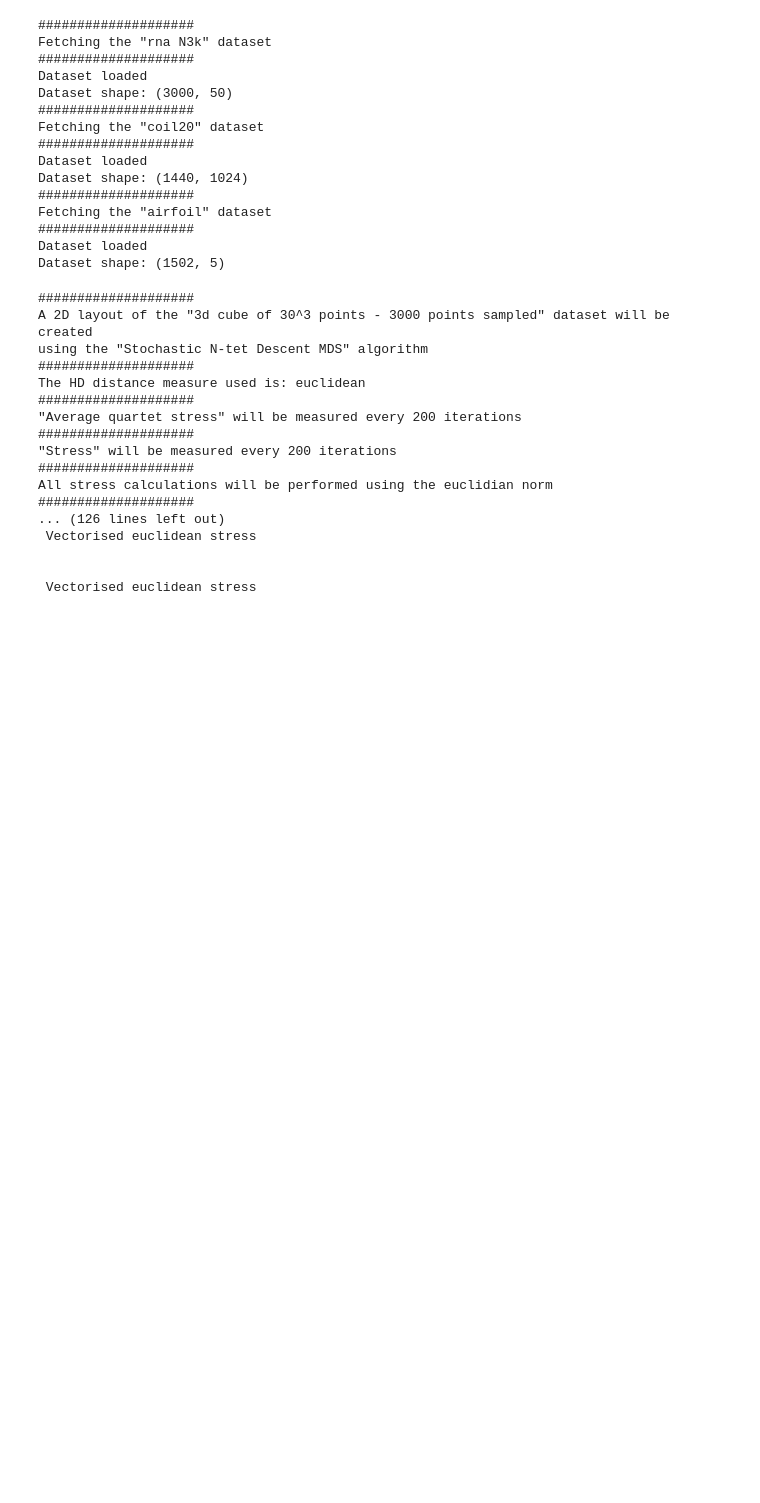
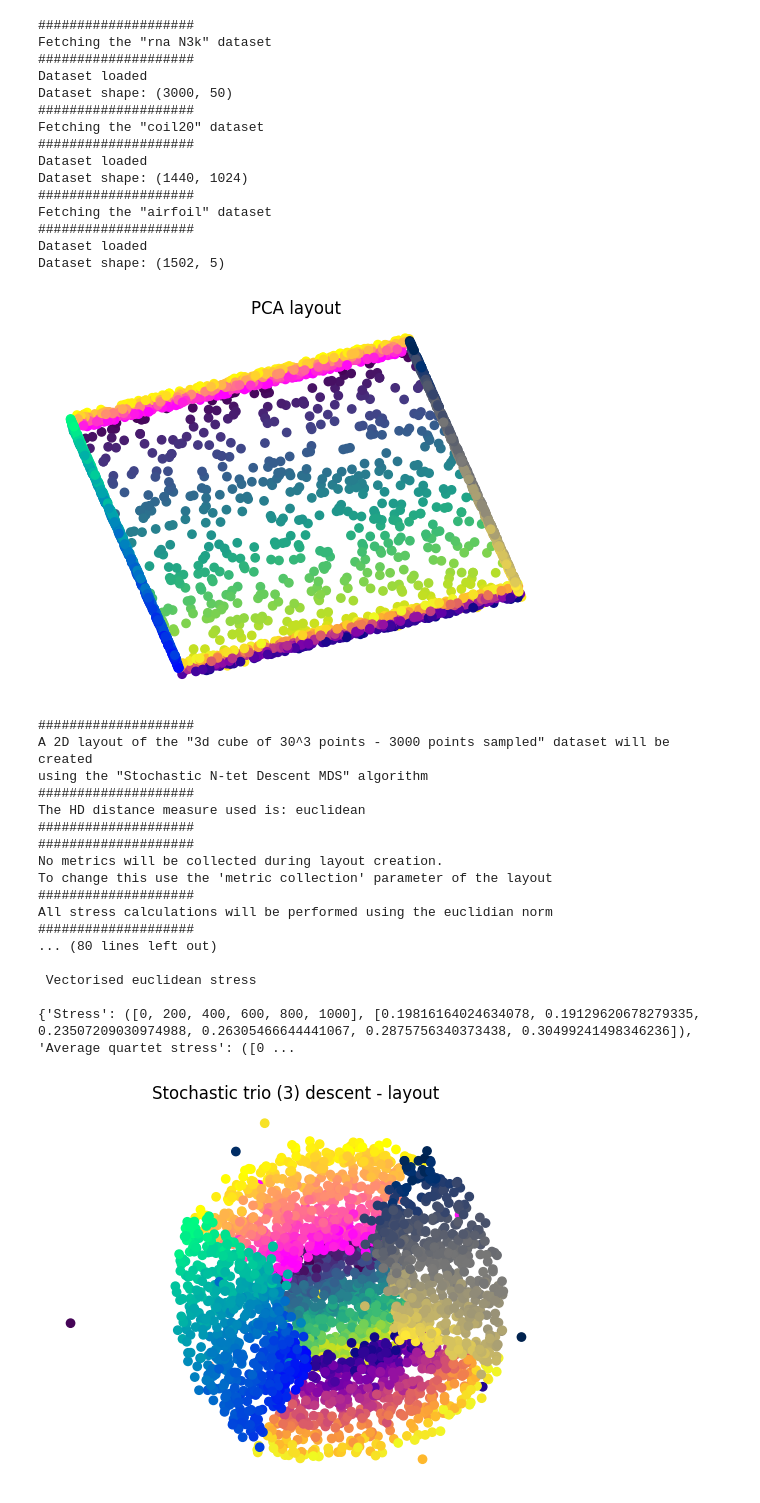
Before and after one commit to Jan961/2095736w, a Jupyter notebook: experiments/stochastic_ntet_descent/ntet_generation_metrics.ipynb, the cells around one changed output. Cells and saved outputs as stored; diff of their text form; code cells hidden in the pictures; blank space fills up the shorter version.

```diff
--- a/experiments/stochastic_ntet_descent/ntet_generation_metrics.ipynb
+++ b/experiments/stochastic_ntet_descent/ntet_generation_metrics.ipynb
@@ -48,74 +48,88 @@ names_list = ['trio', 'quartet', 'quintet', 'sextet', 'septet', 'octet', 'nonet'
 ntet_sizes = [3,4,5,6,7,8,9,10,12,20,50,100,200,500]
 # %%
 
-
+num_repeats = 5
 datasets = [cube_dataset, rna_dataset, coil20_dataset, airfoil_dataset]
 
-results = np.zeros((len(ntet_sizes), 4)) # 4 for - time, stress, average quartet stress and ntet size
-
-num_repeats = 2
+results = np.zeros((num_repeats, 3)) # 4 for - time, stress, average quartet stress and ntet size
 # %%
-metric_collection = {'Average quartet stress': 200, 'Stress': 200}
+metric_collection = {'Average quartet stress': 50, 'Stress': 200}
 
 for i, dataset in enumerate(datasets):
 
     output_dir= (Path(definitions.PROJECT_ROOT).joinpath(
     Path(f"experiments/stochastic_ntet_descent/out/{dataset.name}/"))).resolve()
     os.mkdir(output_dir)
 
 
     Xld = PCA(n_components=2, whiten=False, copy=True).fit_transform(dataset.data).astype(np.float64)
     Xld *= 10/np.std(Xld)
 
+    if dataset==cube_dataset:
+         cube.plot_2d(layout_points=Xld, hd_points=dataset.data, title="PCA layout", save_to=output_dir)
+
+
     for j, size in enumerate(ntet_sizes):
         time = 0
         stress = 0
         average_quartet_stress = 0
 
+        Xld = PCA(n_components=2, whiten=False, copy=True).fit_transform(dataset.data).astype(np.float64)
+        Xld *= 10/np.std(Xld)
+
+        layout = None
         for k in range(num_repeats):
+
             squad = SNeD(dataset=datasets[i], initial_layout=Xld, ntet_size=size)
+
+            # only collect stress and show generation metrics for the last repeat - shouldn't differ too much between repeats and, in any case, it is not the focus of this experiment
+            if k == num_repeats- 1:
+                current_metric_collection = metric_collection
+            else:
+                current_metric_collection = None
+
             start = perf_counter()
-            layout = LowDLayoutCreation().create_layout(squad, optional_metric_collection=metric_collection, no_iters=1000)
+            layout = LowDLayoutCreation().create_layout(squad, optional_metric_collection=current_metric_collection, no_iters=1000)
 
-            time += (start - perf_counter())
-            stress += layout.collected_metrics['Stress'][1][-1]
-            average_quartet_stress += layout.collected_metrics['Average quartet stress'][1][-1]
+            time = (start - perf_counter())
+            stress = layout.get_final_stress()
 
-        results[j][0] = time/num_repeats
-        results[j][1] = stress/num_repeats
-        results[j][2] = average_quartet_stress/num_repeats
-        results[j][3] = size
+            results[k][0] = time
+            results[k][1] = stress
+            if k == num_repeats- 1:
+                average_quartet_stress = layout.collected_metrics['Average quartet stress'][1][-1]
+                results[k][2] = average_quartet_stress
+
 
         print(layout.collected_metrics)
 
         title = f"Stochastic {names_list[j]} ({size}) descent"
 
         if dataset == cube_dataset:
              cube.plot_2d(layout, title=title + " - layout", save_to=output_dir)
         else:
             show_layouts(layout, use_labels=True, color_map='rainbow', title=title + " - layout", save_to=output_dir)
 
         show_generation_metrics(layout, quartet_stress=True, title= title + " - generation metrics", save_to=output_dir)
-
-
-    np.save((Path(output_dir).joinpath(Path(f"{title}"))).resolve(),results)
-
-    results.fill(0)
+        np.save((Path(output_dir).joinpath(Path(f"{title}"))).resolve(),results)
+        results.fill(0)
 # %% [output]
+[figure, added]
 ####################
 A 2D layout of the "3d cube of 30^3 points - 3000 points sampled" dataset will be created
 using the "Stochastic N-tet Descent MDS" algorithm
 ####################
 The HD distance measure used is: euclidean
 ####################
-"Average quartet stress" will be measured every 200 iterations
 ####################
-"Stress" will be measured every 200 iterations
+No metrics will be collected during layout creation.
+To change this use the 'metric collection' parameter of the layout
 ####################
 All stress calculations will be performed using the euclidian norm
 ####################
-... (126 lines left out)
+... (80 lines left out)
+
  Vectorised euclidean stress
 
-
- Vectorised euclidean stress
+{'Stress': ([0, 200, 400, 600, 800, 1000], [0.19816164024634078, 0.19129620678279335, 0.23507209030974988, 0.26305466644441067, 0.2875756340373438, 0.30499241498346236]), 'Average quartet stress': ([0 ...
+[figure, added]
```
Also changed, not shown: parts of 2 cells of this notebook, 14 other files.
